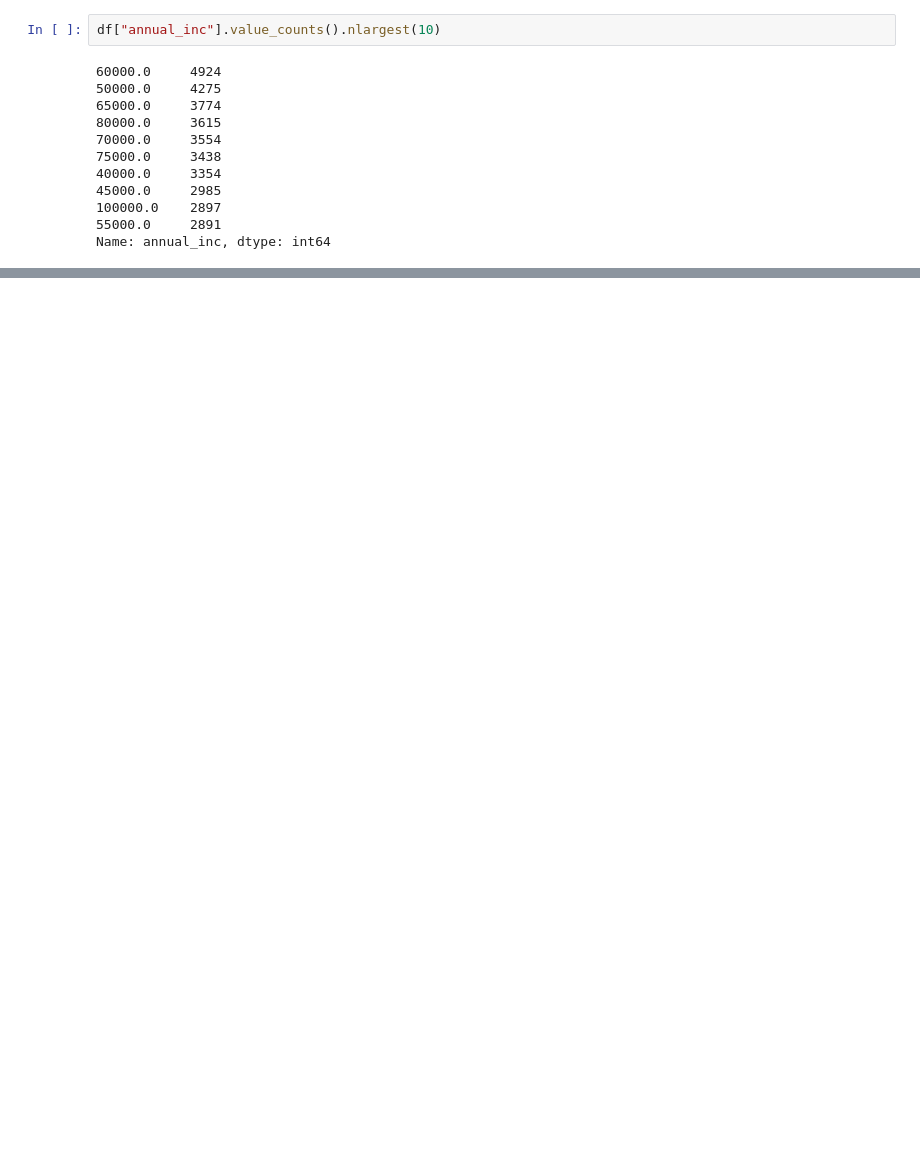
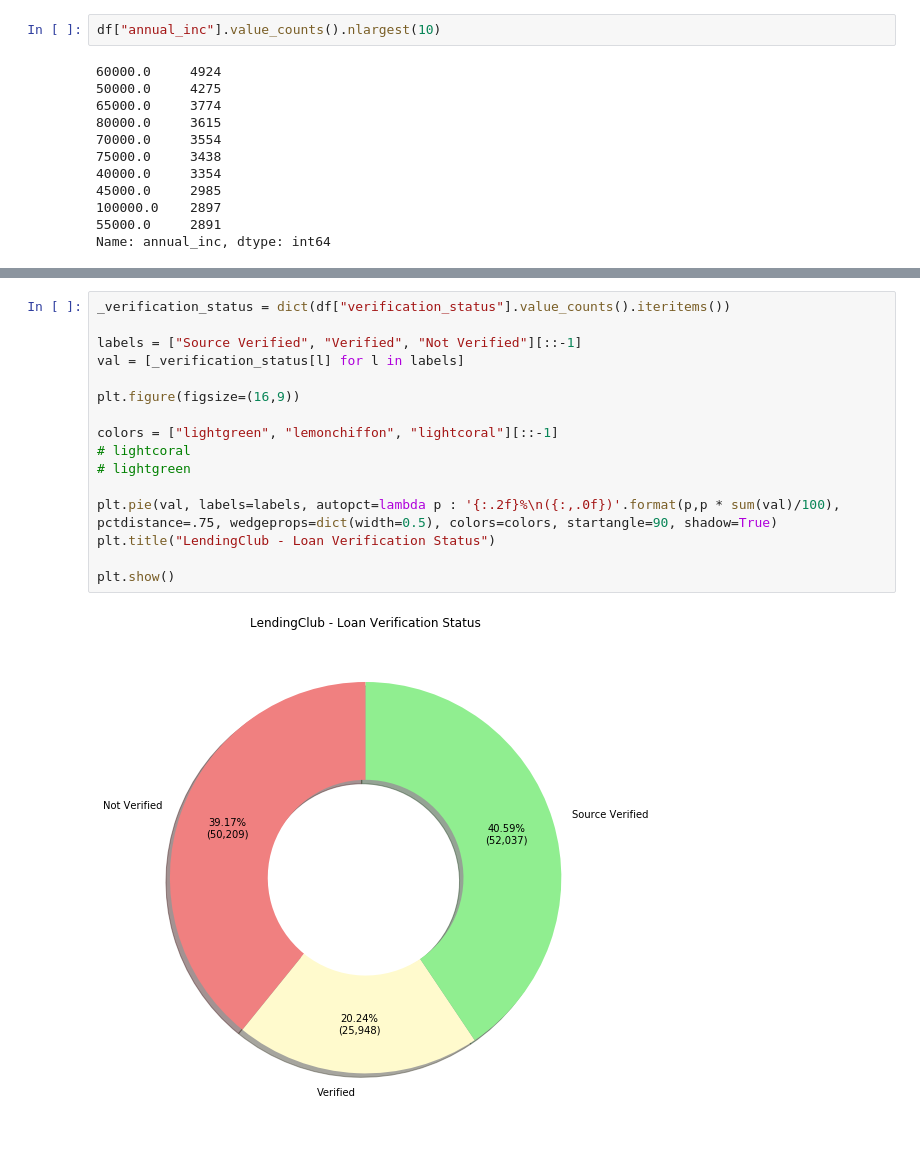
Before and after one commit to juszhan/LendingClub-Profitability, a Jupyter notebook: lendingclub_loan_analysis.ipynb, the cells around one changed output, grey strips where cells are left out. Saved outputs shown, nothing was run; the diff lists cells and outputs as text; blank space fills up the shorter version.

```diff
--- a/lendingclub_loan_analysis.ipynb
+++ b/lendingclub_loan_analysis.ipynb
@@ -264,0 +376,18 @@ df_loanByIncome.head(10)
+# %%
+_verification_status = dict(df["verification_status"].value_counts().iteritems())
+
+labels = ["Source Verified", "Verified", "Not Verified"][::-1]
+val = [_verification_status[l] for l in labels]
+
+plt.figure(figsize=(16,9))
+
+colors = ["lightgreen", "lemonchiffon", "lightcoral"][::-1]
+# lightcoral
+# lightgreen
+
+plt.pie(val, labels=labels, autopct=lambda p : '{:.2f}%\n({:,.0f})'.format(p,p * sum(val)/100), pctdistance=.75, wedgeprops=dict(width=0.5), colors=colors, startangle=90, shadow=True)
+plt.title("LendingClub - Loan Verification Status")
+
+plt.show()
+# %% [output]
+[figure, added]
```
Also changed, not shown: parts of 8 cells of this notebook, 1 other file.
